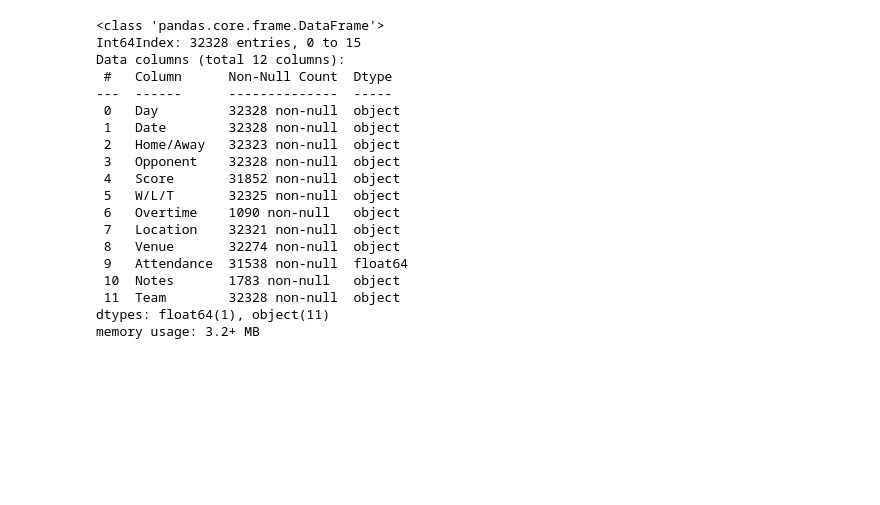
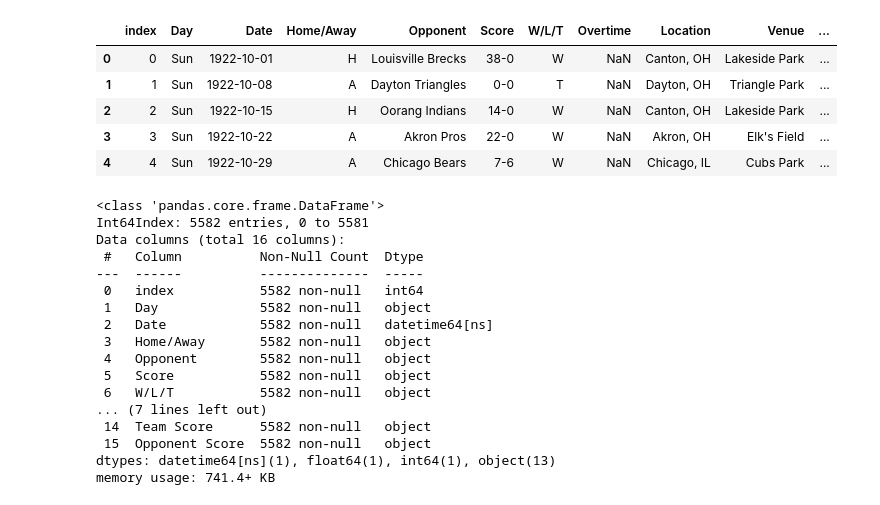
Before and after one commit to Eric-w-H/ORIE4741_Project, a Jupyter notebook: models/last-five-model.ipynb, the cells around one changed output. Cells and saved outputs as stored; diff of their text form; code cells hidden in the pictures; blank space fills up the shorter version.

Commit message:
new data. Throw out < 1922, not nfl. Script fixed to describe. Also, minneapolis marines have three n's in their name...

```diff
--- a/models/last-five-model.ipynb
+++ b/models/last-five-model.ipynb
@@ -16,25 +16,38 @@ df.head()
 | 2 | Sun | 10/31/1920 | A | Canton Bulldogs | 10-0 | W | NaN | Canton, OH | Lakeside Athletic Park | 6000.0 | ... |
 | 3 | Sun | 11/7/1920 | A | Rock Island Independents | NaN | - | NaN | Rock Island, IL | Douglas Park | NaN | ... |
 | 4 | Sun | 11/7/1920 | H | Detroit Heralds | NaN | - | NaN | Akron, OH | League Park | NaN | ... |
+# %%
+df['Date'] = pd.to_datetime(df.Date)
+df[['Team Score', 'Opponent Score']] = df.Score.str.split('-', expand=True)
+
+df.dropna(axis=0, subset=['Score'], inplace=True)
+
+df = df.loc[df.Date >= "1922-1-1"].reindex()
+df.head()
+# %% [output]
+|  | index | Day | Date | Home/Away | Opponent | Score | W/L/T | Overtime | Location | Venue | ... |
+| 0 | 0 | Sun | 1922-10-01 | H | Louisville Brecks | 38-0 | W | NaN | Canton, OH | Lakeside Park | ... |
+| 1 | 1 | Sun | 1922-10-08 | A | Dayton Triangles | 0-0 | T | NaN | Dayton, OH | Triangle Park | ... |
+| 2 | 2 | Sun | 1922-10-15 | H | Oorang Indians | 14-0 | W | NaN | Canton, OH | Lakeside Park | ... |
+| 3 | 3 | Sun | 1922-10-22 | A | Akron Pros | 22-0 | W | NaN | Akron, OH | Elk's Field | ... |
+| 4 | 4 | Sun | 1922-10-29 | A | Chicago Bears | 7-6 | W | NaN | Chicago, IL | Cubs Park | ... |
 # %%
 df.info()
 # %% [output]
 <class 'pandas.core.frame.DataFrame'>
-Int64Index: 32328 entries, 0 to 15
-Data columns (total 12 columns):
- #   Column      Non-Null Count  Dtype
----  ------      --------------  -----
- 0   Day         32328 non-null  object
- 1   Date        32328 non-null  object
- 2   Home/Away   32323 non-null  object
- 3   Opponent    32328 non-null  object
- 4   Score       31852 non-null  object
- 5   W/L/T       32325 non-null  object
- 6   Overtime    1090 non-null   object
- 7   Location    32321 non-null  object
- 8   Venue       32274 non-null  object
- 9   Attendance  31538 non-null  float64
- 10  Notes       1783 non-null   object
- 11  Team        32328 non-null  object
-dtypes: float64(1), object(11)
-memory usage: 3.2+ MB
+Int64Index: 5582 entries, 0 to 5581
+Data columns (total 16 columns):
+ #   Column          Non-Null Count  Dtype
+---  ------          --------------  -----
+ 0   index           5582 non-null   int64
+ 1   Day             5582 non-null   object
+ 2   Date            5582 non-null   datetime64[ns]
+ 3   Home/Away       5582 non-null   object
+ 4   Opponent        5582 non-null   object
+ 5   Score           5582 non-null   object
+ 6   W/L/T           5582 non-null   object
+... (7 lines left out)
+ 14  Team Score      5582 non-null   object
+ 15  Opponent Score  5582 non-null   object
+dtypes: datetime64[ns](1), float64(1), int64(1), object(13)
+memory usage: 741.4+ KB
```
Also changed, not shown: parts of 9 cells of this notebook, 1 other file.
